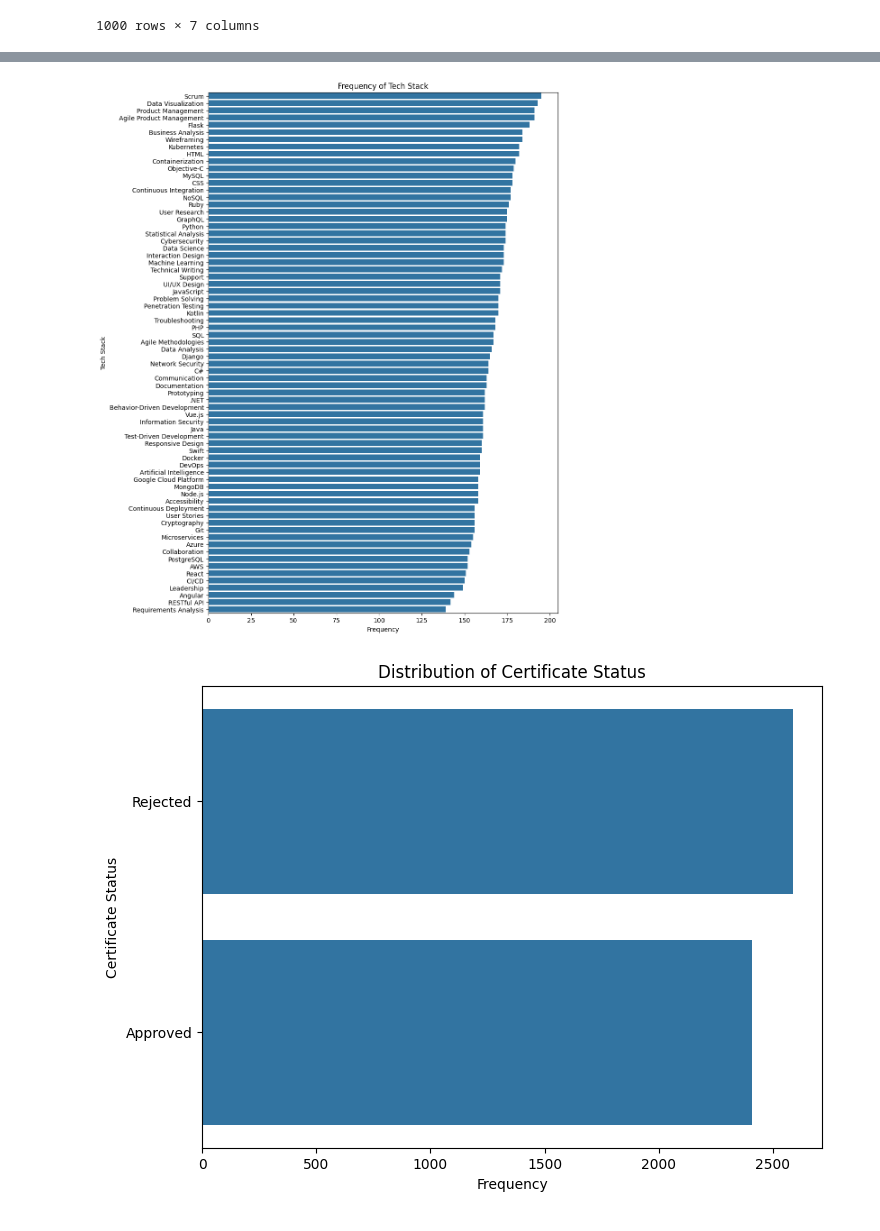
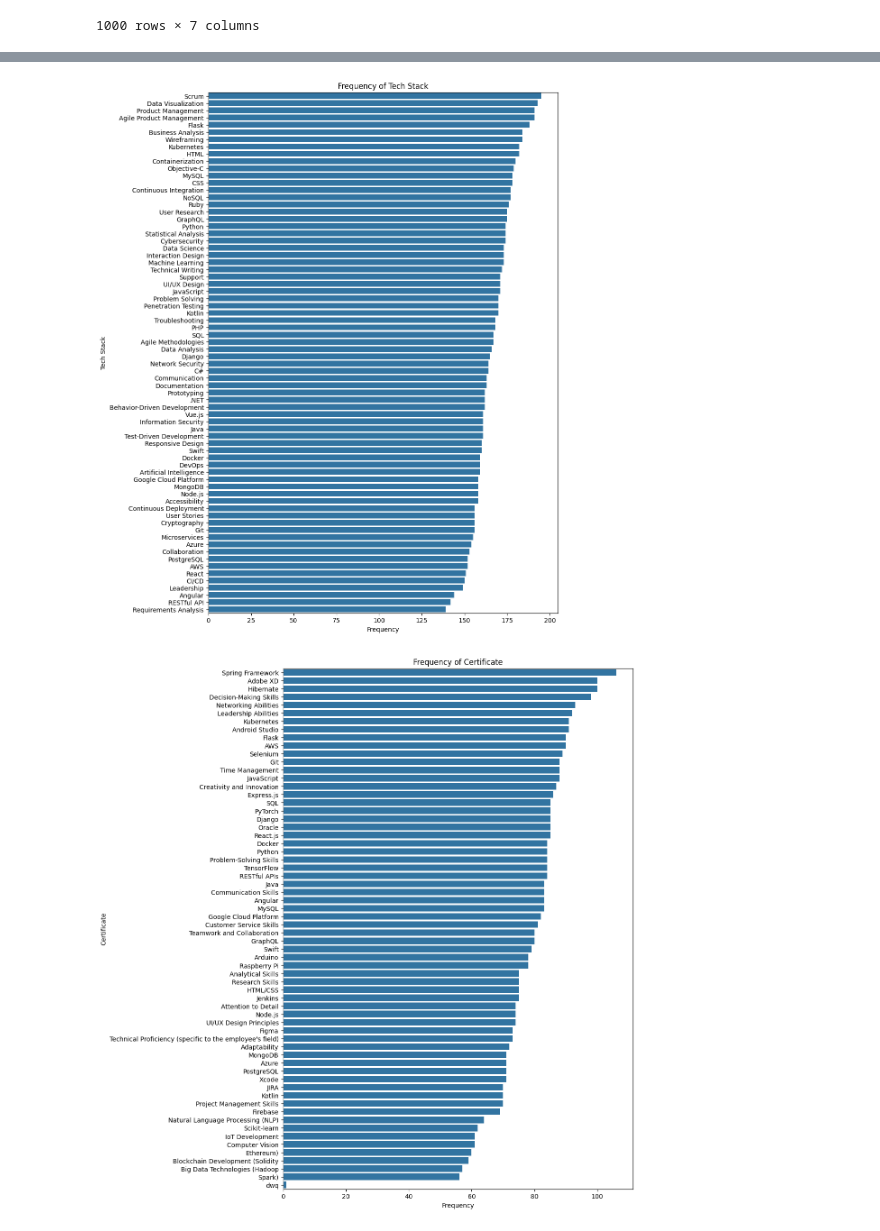
Before and after one commit to surajpokhriyal9756/Major_ProjectSkillMatrix, a Jupyter notebook: ML_SkillCorp/Skill_Corp_ML.ipynb, the cells around one changed output, grey strips where cells are left out. Drawn from its saved outputs; the diff is of its cells as text; code cells hidden in the pictures.

```diff
--- a/ML_SkillCorp/Skill_Corp_ML.ipynb
+++ b/ML_SkillCorp/Skill_Corp_ML.ipynb
@@ -159,7 +175,7 @@ for index, row in main_table.iterrows():
 
     data = {
         'EMP_ID': row['EMP_ID'],
-        'EMPName': FIRST_NAME + ' ' +LAST_NAME
+        'EMPName': FIRST_NAME + ' ' +LAST_NAME,
     }
     users_data.append(data)
 
@@ -393,34 +403,42 @@ plt.ylabel('Tech Stack')
 plt.title('Frequency of Tech Stack')
 plt.show()
 
+# Bar plot of Certificate frequency
+plt.figure(figsize=(10, 15))
+sns.countplot(y=df['certificate_name'].explode(), order=df['certificate_name'].explode().value_counts().index)
+plt.xlabel('Frequency')
+plt.ylabel('Certificate')
+plt.title('Frequency of Certificate')
+plt.show()
+
 
 # More EDA
 
 # Distribution of Certificate Status
 plt.figure(figsize=(8, 6))
 sns.countplot(y=df['certificate_status'].explode(), order=df['certificate_status'].explode().value_counts().index)
 plt.xlabel('Frequency')
 plt.ylabel('Certificate Status')
 plt.title('Distribution of Certificate Status')
 plt.show()
 # %% [output]
 Summary Statistics:
        EMP_ID          EMPName  \
 count    1000             1000
 unique   1000             1000
 top     EMP_1  Sosanna Turford
 freq        1                1
 
                                          certificate_name  \
 count                                                1000
 unique                                               1000
 top     [Adaptability, Technical Proficiency (specific...
 freq                                                    1
 ... (63 lines left out)
 Angular                     144
 RESTful API                 142
 Requirements Analysis       139
 Name: count, Length: 72, dtype: int64
 [figure]
 [figure]
-[figure, old version]
+[figure, new version]
```
Also changed, not shown: parts of 9 cells of this notebook.
